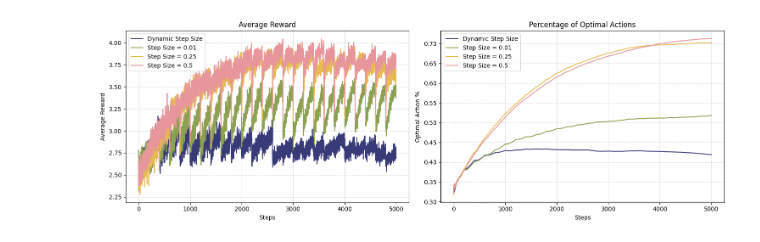
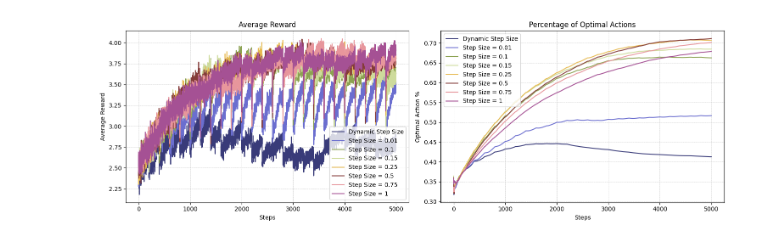
Before and after one commit to kuimetra/reinforcement_learning, a Jupyter notebook: final_project/part1.ipynb, the cells around one changed output. Drawn from its saved outputs; the diff is of its cells as text; code cells hidden in the pictures.

```diff
--- a/final_project/part1.ipynb
+++ b/final_project/part1.ipynb
@@ -15,7 +15,7 @@ def decaying_epsilon_greedy(mab, num_steps=5000, epsilon_start=1.0, epsilon_deca
 
     epsilon = epsilon_start
 
-    for episode in range(num_steps):
+    for t in range(num_steps):
         if np.random.rand() < epsilon:
             action = np.random.randint(0, k)  # exploration
         else:
@@ -28,7 +28,7 @@ def decaying_epsilon_greedy(mab, num_steps=5000, epsilon_start=1.0, epsilon_deca
         # check if the action was optimal
         optimal_action = mab.get_optimal_action()
         if action == optimal_action:
-            optimal_action_counts[episode] = 1  # mark as optimal
+            optimal_action_counts[t] = 1  # mark as optimal
 
         N[action] += 1
         # if alpha is -1, the step size is dynamic, averaging the rewards;
@@ -58,28 +128,4 @@ def run_bandit_simulation(num_runs=500, num_steps=5000, alpha=-1):
 # %%
-step_sizes = [-1, 0.01, 0.25, 0.5]
-simulation_results = [run_bandit_simulation(alpha=step_size) for step_size in step_sizes]
+step_sizes = [-1, 0.01, 0.1, 0.15, 0.25, 0.5, 0.75, 1]
+dec_eps_greedy_simulation_results = [run_bandit_simulation(strategy_func=decaying_epsilon_greedy, alpha=step_size) for
+                                     step_size in step_sizes]
-# %%
-cmap = plt.get_cmap("tab20b")
-fig, (ax1, ax2) = plt.subplots(1, 2, figsize=(15, 5))
-
-for i, step_size in enumerate(step_sizes):
-    label = "Dynamic Step Size" if step_size == -1 else f"Step Size = {step_size}"
-    ax1.plot(simulation_results[i][0], label=label, color=cmap(i / len(step_sizes)))
-    ax2.plot(simulation_results[i][1], label=label, color=cmap(i / len(step_sizes)))
-
-ax1.set_title("Average Reward")
-ax1.set_ylabel("Average Reward")
-ax1.set_xlabel("Steps")
-ax1.grid(color='silver', linestyle="--", linewidth=0.5)
-ax1.legend()
-
-ax2.set_title("Percentage of Optimal Actions")
-ax2.set_ylabel("Optimal Action %")
-ax2.set_xlabel("Steps")
-ax2.grid(color='silver', linestyle='--', linewidth=0.5)
-ax2.legend()
-
-plt.tight_layout()
-plt.show()
-# %% [output]
-[figure, removed]
@@ -85,0 +138,31 @@ plt.show()
+# %%
+def plot_simulation_results(simulation_results, labels):
+    cmap = plt.get_cmap("tab20b")
+    fig, (ax1, ax2) = plt.subplots(1, 2, figsize=(15, 5))
+
+    # Plot the first set of results
+    for i, (avg_reward, percent_optimal_actions) in enumerate(simulation_results):
+        label = labels[i]
+        ax1.plot(avg_reward, label=label, color=cmap(i / len(simulation_results)))
+        ax2.plot(percent_optimal_actions, label=label, color=cmap(i / len(simulation_results)))
+
+    ax1.set_title("Average Reward")
+    ax1.set_ylabel("Average Reward")
+    ax1.set_xlabel("Steps")
+    ax1.grid(color='silver', linestyle="--", linewidth=0.5)
+    ax1.legend()
+
+    ax2.set_title("Percentage of Optimal Actions")
+    ax2.set_ylabel("Optimal Action %")
+    ax2.set_xlabel("Steps")
+    ax2.grid(color='silver', linestyle='--', linewidth=0.5)
+    ax2.legend()
+
+    plt.tight_layout()
+    plt.show()
+# %%
+dec_eps_greedy_simulation_labels = ["Dynamic Step Size" if alpha == -1 else f"Step Size = {alpha}" for alpha in
+                                    step_sizes]
+plot_simulation_results(dec_eps_greedy_simulation_results, dec_eps_greedy_simulation_labels)
+# %% [output]
+[figure, added]
```
Also changed, not shown: parts of 10 cells of this notebook, 6 other files.
